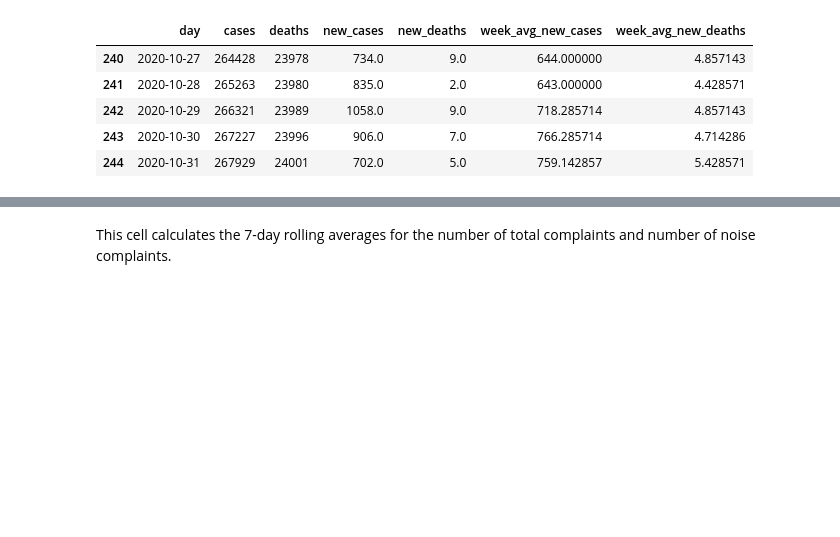
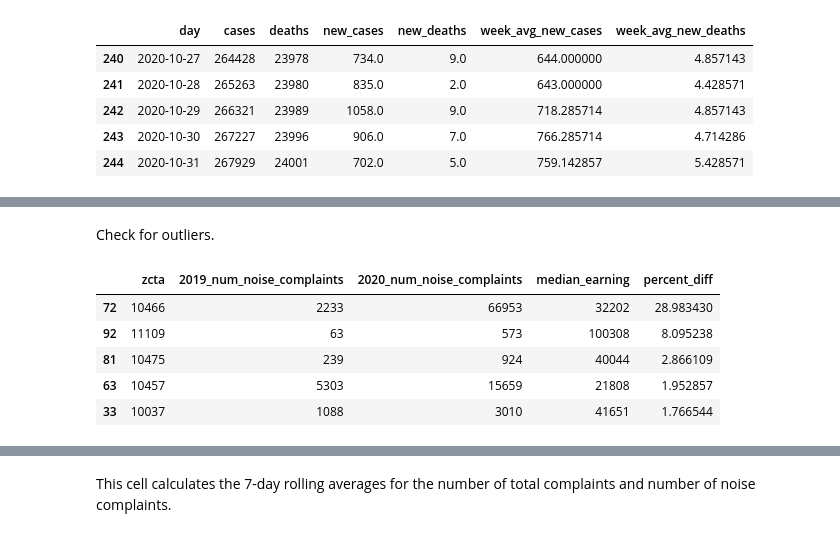
Before and after one commit to BrunoGomesCoelho/311_covid_trends, a Jupyter notebook: census_analysis/1.5-complaints_covid_vis.ipynb, the cells around one changed output, grey strips where cells are left out. Saved outputs shown, nothing was run; the diff lists cells and outputs as text; code cells hidden in the pictures; blank space fills up the shorter version.

```diff
--- a/census_analysis/1.5-complaints_covid_vis.ipynb
+++ b/census_analysis/1.5-complaints_covid_vis.ipynb
@@ -17,0 +44,33 @@ df_covid.tail()
+# %%
+# calculate percent difference
+
+df_311_diff = df_311_zip_day.groupby(['zcta', 'year']).agg({
+    'num_noise_complaints': 'sum',
+    'median_earning': 'first'
+}).reset_index(level='year').pivot(columns='year',
+                                   values=['num_noise_complaints', 'median_earning'])
+
+df_311_diff.columns = [
+    f'{col}_{year}'
+    for year, col in df_311_diff.columns.values
+]
+
+df_311_diff['percent_diff'] = ((df_311_diff['2020_num_noise_complaints']
+                                - df_311_diff['2019_num_noise_complaints'])
+                               / df_311_diff['2019_num_noise_complaints'])
+
+# duplicate median earning columns, drop one
+df_311_diff.drop(columns=['2019_median_earning'], inplace=True)
+df_311_diff.rename(columns={'2020_median_earning': 'median_earning'}, inplace=True)
+df_311_diff.reset_index(level=['zcta'], inplace=True)
+# %% [markdown]
+Check for outliers.
+# %%
+df_311_diff.nlargest(5, 'percent_diff')
+# %% [output]
+|  | zcta | 2019_num_noise_complaints | 2020_num_noise_complaints | median_earning | percent_diff |
+| 72 | 10466 | 2233 | 66953 | 32202 | 28.983430 |
+| 92 | 11109 | 63 | 573 | 100308 | 8.095238 |
+| 81 | 10475 | 239 | 924 | 40044 | 2.866109 |
+| 63 | 10457 | 5303 | 15659 | 21808 | 1.952857 |
+| 33 | 10037 | 1088 | 3010 | 41651 | 1.766544 |
```
Also changed, not shown: parts of 22 cells of this notebook, 3 other files.
